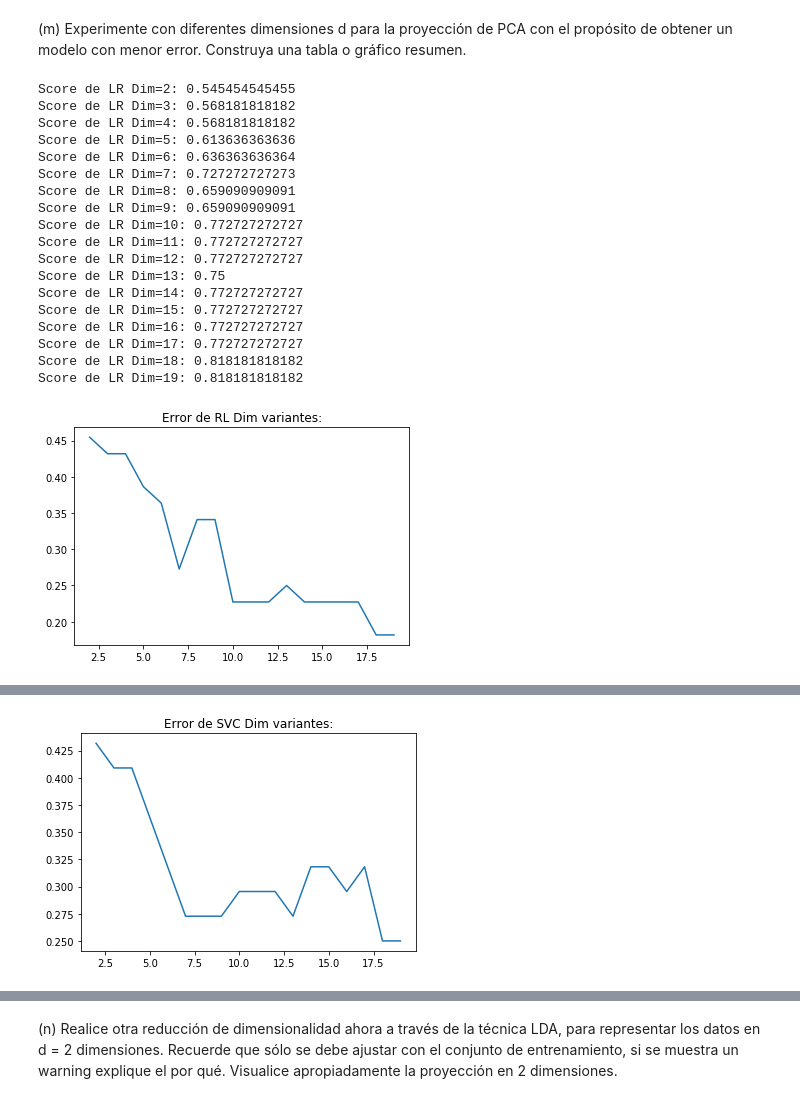
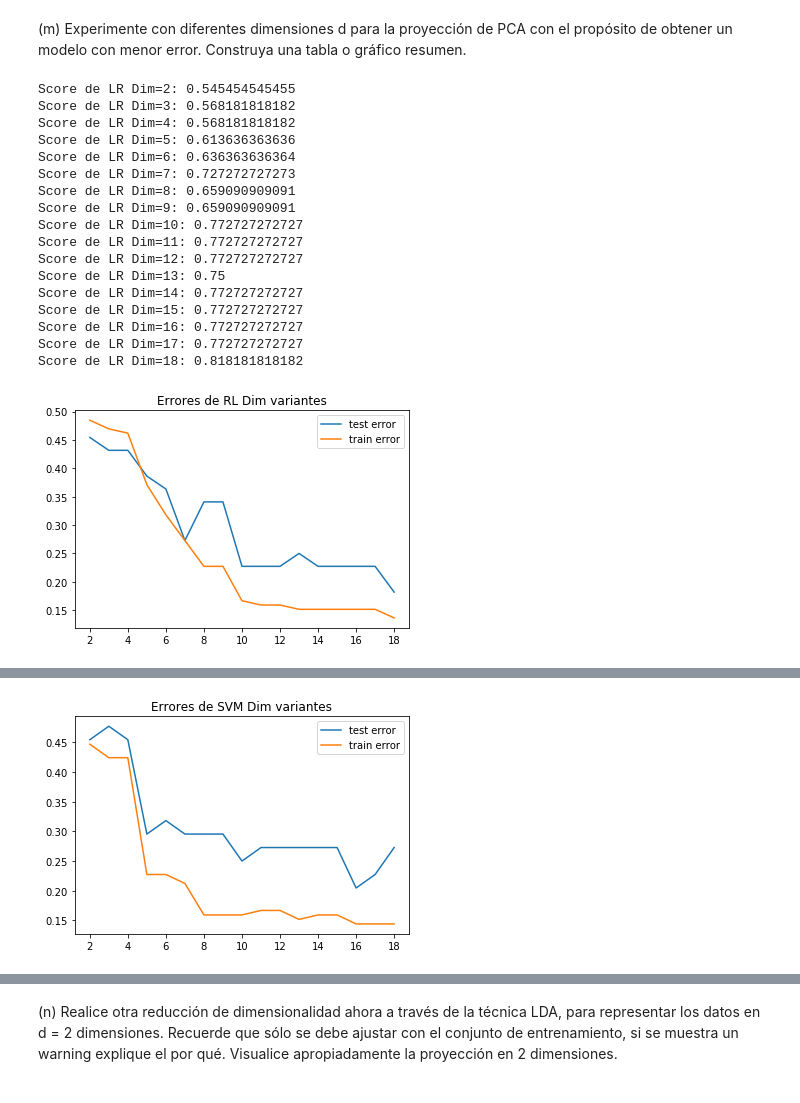
Before and after one commit to AlfredoAlfi/MachineLearning2, a Jupyter notebook: Tarea2_Machine_Learning.ipynb, the cells around one changed output, grey strips where cells are left out. Drawn from its saved outputs; the diff is of its cells as text; code cells hidden in the pictures.

```diff
--- a/Tarea2_Machine_Learning.ipynb
+++ b/Tarea2_Machine_Learning.ipynb
@@ -427,10 +440,15 @@ print("Son "+str(len(clases))+" clases en total.")
 
 import collections
 counter=collections.Counter(y_train)
-print("Frecuencia de datos en las clases:")
+print("Frecuencia de datos en las clases:(Entrenamiento)")
 for i in range(len(counter.values())):
     print("{} = {}".format(counter.keys()[i],
                              counter.values()[i]))
+counter=collections.Counter(y_test)
+print("Frecuencia de datos en las clases:(Prueba)")
+for i in range(len(counter.values())):
+    print("{} = {}".format(counter.keys()[i],
+                             counter.values()[i]))
 # %% [output]
 (132L, 100000L)
 (132L,)
@@ -558,21 +621,28 @@ Compare con los modelos anteriores.</p>
 # %%
 Depths = range(1,30)
 errA=[]
+errA2=[]
 from sklearn.tree import DecisionTreeClassifier as DTC
 for d in Depths:
     arbol = DTC(max_depth=d)
     arbol.fit(X_pca_train, y_train)
 
     predTestDTC = arbol.predict(X_pca_test)
-
+    predTrainDTC = arbol.predict(X_pca_train)
     from sklearn.metrics import accuracy_score
     errorTestDTC = accuracy_score(predTestDTC,y_test)
     print("Score de DTC(Depth ="+str(d)+"): "+str(errorTestDTC))
     errA.append(1-errorTestDTC)
+    errA2.append(1- accuracy_score(predTrainDTC,y_train))
 
 import matplotlib.pyplot as plt
-plt.plot(Depths, errA)
-plt.title('Error de DTC')
+
+ax = plt.gca()
+plt.title('Errores de DTC')
+ax.plot(Depths,errA,label='test error')
+ax.plot(Depths,errA2,label='train error')
+plt.legend(loc=1)
+ax.set_xlim(ax.get_xlim()[::1])
 plt.show()
 # %% [output]
 Score de DTC(Depth =1): 0.477272727273
@@ -597,10 +671,11 @@ Score de DTC(Depth =29): 0.568181818182
 <p>(m) Experimente con diferentes dimensiones d para la proyección de PCA con el propósito de obtener un
 modelo con menor error. Construya una tabla o gráfico resumen.</p>
 # %%
-D = range(2,20)
+D = range(2,19)
 from sklearn.linear_model import LogisticRegression
 from sklearn.svm import SVC
 errRL = []
+errRL2=[]
 from sklearn.decomposition import PCA
 for d in D:
     pca_model = PCA(n_components=d)
@@ -611,20 +686,26 @@ for d in D:
     model = LogisticRegression(C=0.1)
     model.fit(X_pca_train_n,y_train)
     predTestLR = model.predict(X_pca_test_n)
+    predTrainLR=model.predict(X_pca_train_n)
 
     from sklearn.metrics import accuracy_score
     errorTestLR = accuracy_score(predTestLR,y_test)
     print("Score de LR Dim="+str(d)+": "+str(errorTestLR))
     errRL.append(1-errorTestLR)
+    errRL2.append(1 - accuracy_score(predTrainLR,y_train))
 
 import matplotlib.pyplot as plt
 
-plt.plot(D, errRL)
-plt.title('Error de RL Dim variantes:')
+ax = plt.gca()
+plt.title('Errores de RL Dim variantes')
+ax.plot(D,errRL,label='test error')
+ax.plot(D,errRL2,label='train error')
+plt.legend(loc=1)
+ax.set_xlim(ax.get_xlim()[::1])
 plt.show()
 
-
 errSVM = []
+errSVM2=[]
 from sklearn.decomposition import PCA
 for d in D:
     pca_model = PCA(n_components=d)
@@ -632,19 +713,23 @@ for d in D:
     X_pca_train_n = pca_model.transform(X_train)
     X_pca_test_n = pca_model.transform(X_test)
 
-    clf = SVC(C=0.01, kernel='linear')
+    clf = SVC(C=0.1, kernel='linear')
     clf.fit(X_pca_train_n, y_train)
 
     predTestSVR = clf.predict(X_pca_test_n)
-
+    predTrainSVM = clf.predict(X_pca_train_n)
     errorTestSVR = accuracy_score(predTestSVR,y_test)
     print("Score de SVM Dim="+str(d)+": "+str(errorTestSVR))
     errSVM.append(1-errorTestSVR)
+    errSVM2.append(1-accuracy_score(predTrainSVM,y_train))
 
-import matplotlib.pyplot as plt
 
-plt.plot(D, errSVM)
-plt.title('Error de SVC Dim variantes:')
+ax = plt.gca()
+plt.title('Errores de SVM Dim variantes')
+ax.plot(D,errSVM,label='test error')
+ax.plot(D,errSVM2,label='train error')
+plt.legend(loc=1)
+ax.set_xlim(ax.get_xlim()[::1])
 plt.show()
 # %% [output]
 Score de LR Dim=2: 0.545454545455
@@ -664,5 +749,4 @@ Score de LR Dim=15: 0.772727272727
 Score de LR Dim=16: 0.772727272727
 Score de LR Dim=17: 0.772727272727
 Score de LR Dim=18: 0.818181818182
-Score de LR Dim=19: 0.818181818182
-[figure, old version]
+[figure, new version]
@@ -687 +770 @@ Score de SVM Dim=19: 0.75
-[figure, old version]
+[figure, new version]
```
Also changed, not shown: parts of 25 cells of this notebook.
